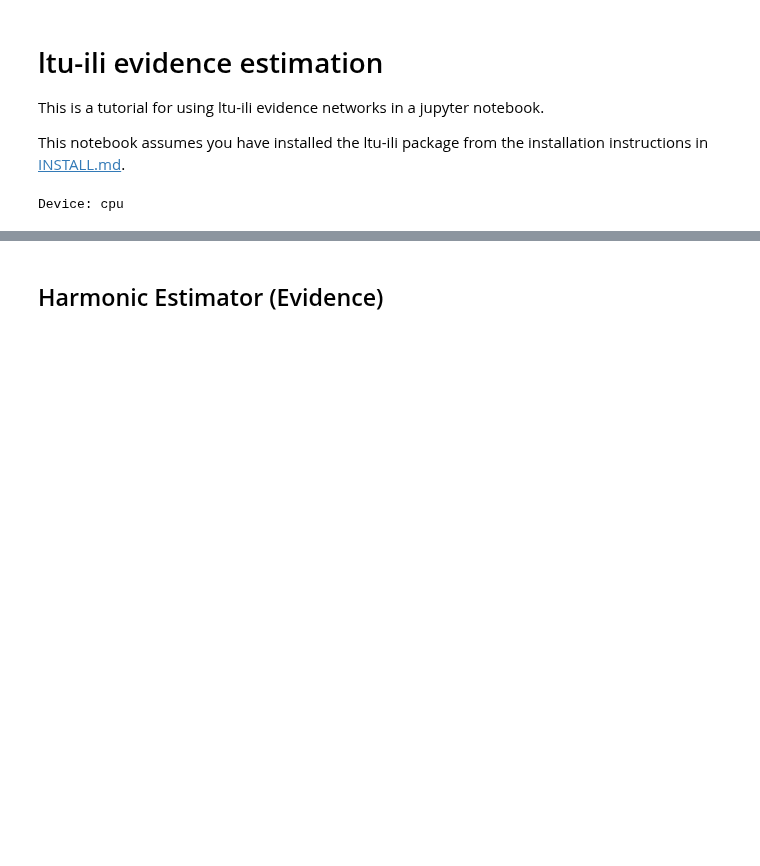
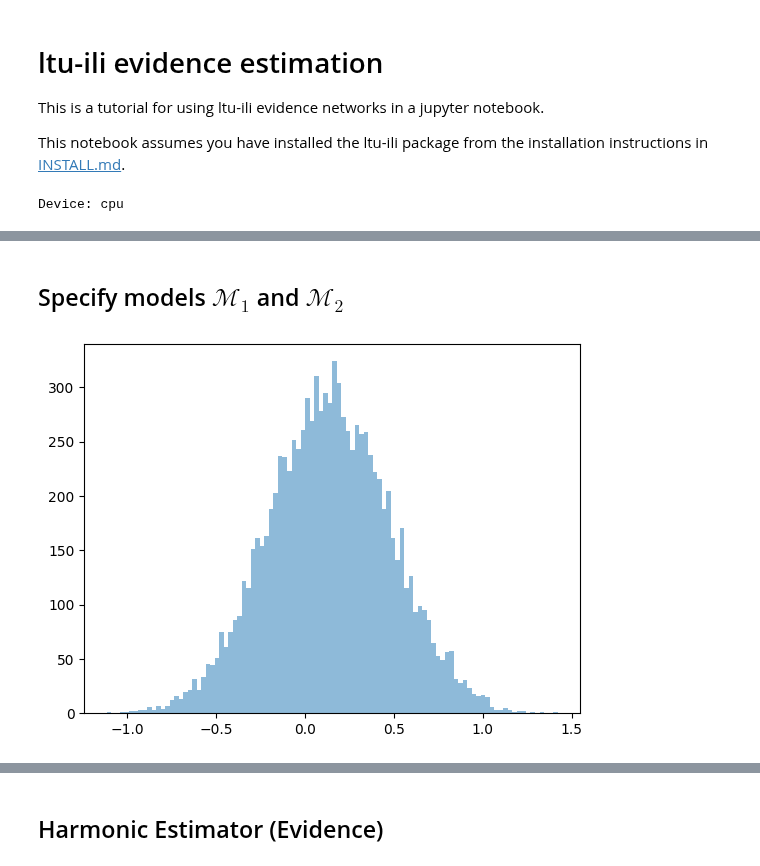
Before and after one commit to maho3/ltu-ili, a Jupyter notebook: notebooks/evidence.ipynb, the cells around one changed output, grey strips where cells are left out. Saved outputs shown, nothing was run; the diff lists cells and outputs as text; code cells hidden in the pictures; blank space fills up the shorter version.

```diff
--- a/notebooks/evidence.ipynb
+++ b/notebooks/evidence.ipynb
@@ -31,5 +29,0 @@ Device: cpu
-# %%
-N = 5
-n_params = N
-ystd = np.sqrt(0.001*N)*np.linspace(2.5,4., N)**2.
-x = np.linspace(0,np.pi/2,N)
@@ -141,0 +61,2 @@ loader2 = NumpyLoader(x=y2, theta=theta2)
+# %% [markdown]
+## Specify models $\mathcal{M}_1$ and $\mathcal{M}_2$
@@ -141,0 +88,24 @@ loader2 = NumpyLoader(x=y2, theta=theta2)
+# %%
+# Generate data from each model
+n_samples = 10_000
+
+# Model 1
+theta1 = prior1.rvs(n_samples)
+x1 = gen_data(n_samples, theta1)
+K1 = analytic_evidence(x1, mu2) / analytic_evidence(x1, mu1)
+
+# Model 2
+theta2 = prior2.rvs(n_samples)
+x2 = gen_data(n_samples, theta2)
+K2 = analytic_evidence(x2, mu2) / analytic_evidence(x2, mu1)
+
+# Observed data (from Model 1)
+theta_obs = prior2.rvs(1)
+x_obs = gen_data(1, theta_obs)
+z1_obs = analytic_evidence(x_obs, mu1)
+z2_obs = analytic_evidence(x_obs, mu2)
+K_obs = z1_obs / z2_obs
+# %%
+plt.hist(np.log10(K2), bins=100, alpha=0.5, label='Model 1');
+# %% [output]
+[figure, added]
```
Also changed, not shown: parts of 28 cells of this notebook, 2 other files.
